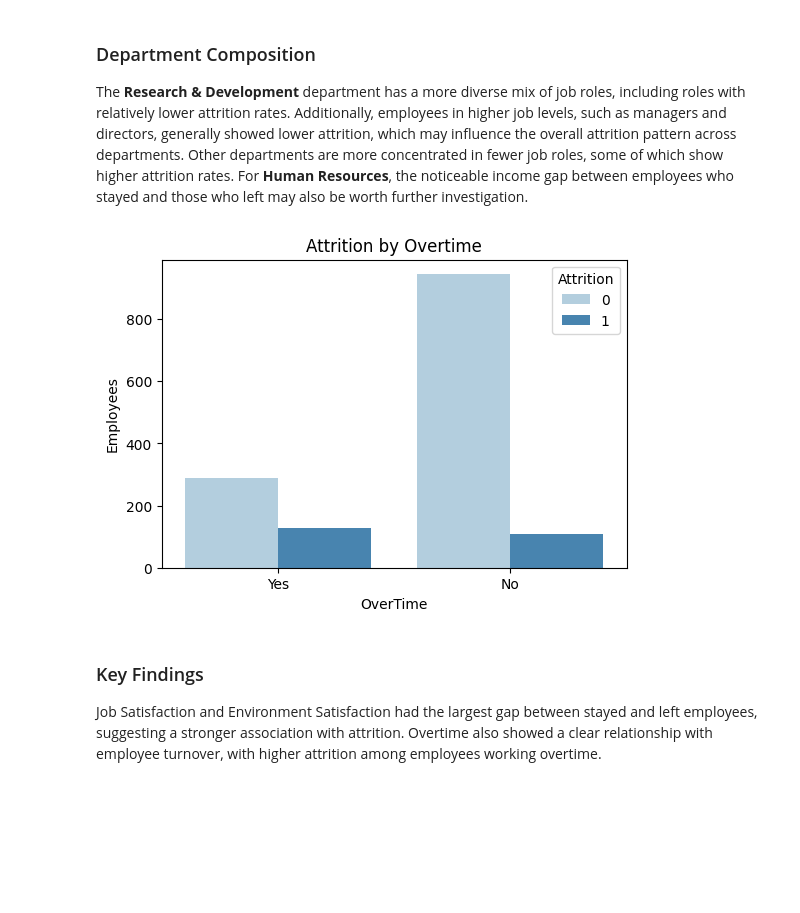
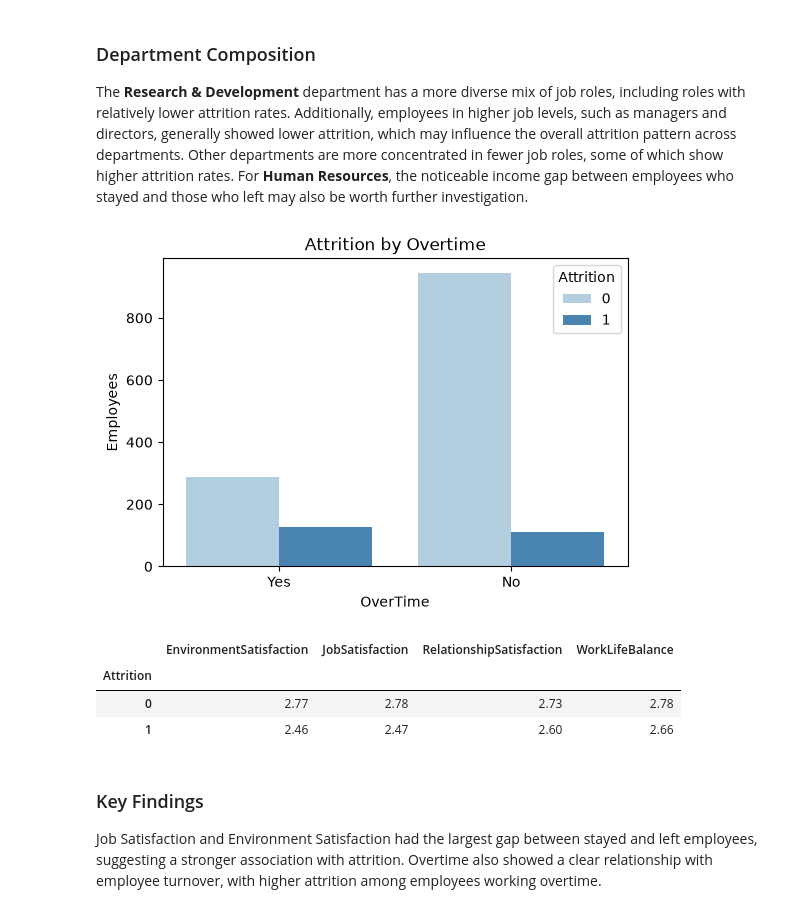
Before and after one commit to areenaAlmeshaly/Employee-Attrition-Prediction, a Jupyter notebook: Employee Attrition Prediction.ipynb, the cells around one changed output. Drawn from its saved outputs; the diff is of its cells as text; code cells hidden in the pictures; blank space fills up the shorter version.

```diff
--- a/Employee Attrition Prediction.ipynb
+++ b/Employee Attrition Prediction.ipynb
@@ -96,0 +150,22 @@ df["Attrition"]=df["Attrition"].map({"No": 0,"Yes": 1})
+# %%
+from sklearn.preprocessing import OneHotEncoder
+
+categorical_cols = df.select_dtypes(
+    include=["object", "category"]
+).columns
+
+encoder = OneHotEncoder(
+    sparse_output=False,
+    handle_unknown="ignore"
+)
+
+encoded = encoder.fit_transform(df[categorical_cols])
+
+encoded_df = pd.DataFrame(
+    encoded,
+    columns=encoder.get_feature_names_out(categorical_cols),
+    index=df.index
+)
+
+df = df.drop(columns=categorical_cols)
+df = pd.concat([df, encoded_df], axis=1)
@@ -263,21 +335,41 @@ pd.crosstab(df["Department"],df["JobRole"])
 ### Department Composition
 
 The **Research & Development** department has a more diverse mix of job roles, including roles with relatively lower attrition rates. Additionally, employees in higher job levels, such as managers and directors, generally showed lower attrition, which may influence the overall attrition pattern across departments. Other departments are more concentrated in fewer job roles, some of which show higher attrition rates. For **Human Resources**, the noticeable income gap between employees who stayed and those who left may also be worth further investigation.
-# %%
-plt.figure(figsize=(6,4))
-
-sns.countplot(
-    data=df,
-    x="OverTime",
-    hue="Attrition",
-    palette="Blues")
-
-plt.title("Attrition by Overtime")
-plt.xlabel("OverTime")
-plt.ylabel("Employees")
-plt.show()
-# %% [output]
-[figure, removed]
+# %%
+df_plot = df.copy()
+
+df_plot["OverTime"] = df_plot["OverTime_Yes"].map({
+    1: "Yes",
+    0: "No"
+})
+
+plt.figure(figsize=(6,4))
+
+sns.countplot(
+    data=df_plot,
+    x="OverTime",
+    hue="Attrition",
+    palette="Blues"
+)
+
+plt.title("Attrition by Overtime")
+plt.xlabel("OverTime")
+plt.ylabel("Employees")
+plt.show()
+# %% [output]
+[figure, added]
+# %%
+satisfaction_cols = [
+    "EnvironmentSatisfaction",
+    "JobSatisfaction",
+    "RelationshipSatisfaction",
+    "WorkLifeBalance"]
+df.groupby("Attrition")[satisfaction_cols].mean().round(2)
+# %% [output]
+|  | EnvironmentSatisfaction | JobSatisfaction | RelationshipSatisfaction | WorkLifeBalance |
+| Attrition |  |  |  |  |
+| 0 | 2.77 | 2.78 | 2.73 | 2.78 |
+| 1 | 2.46 | 2.47 | 2.60 | 2.66 |
 # %% [markdown]
 ### Key Findings
 
```
Also changed, not shown: parts of 37 cells of this notebook.
